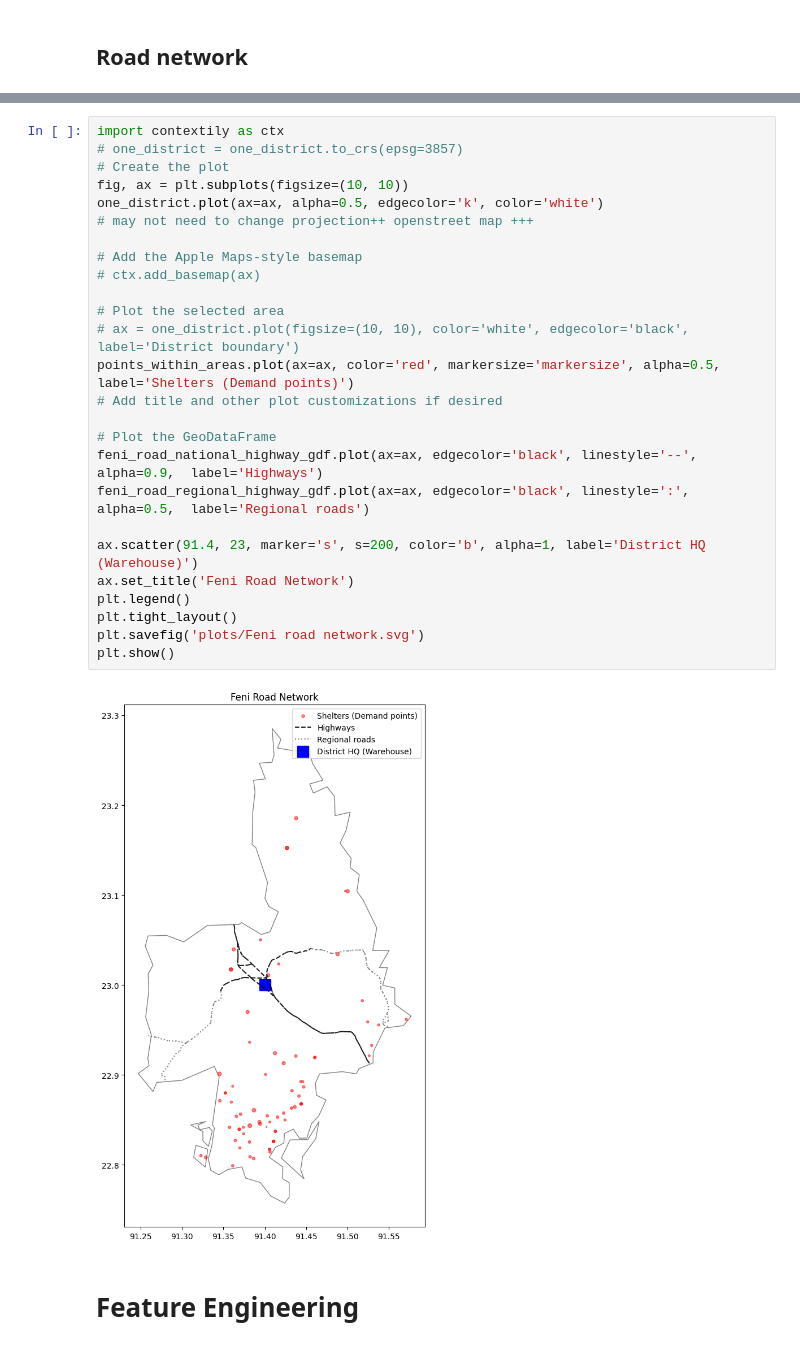
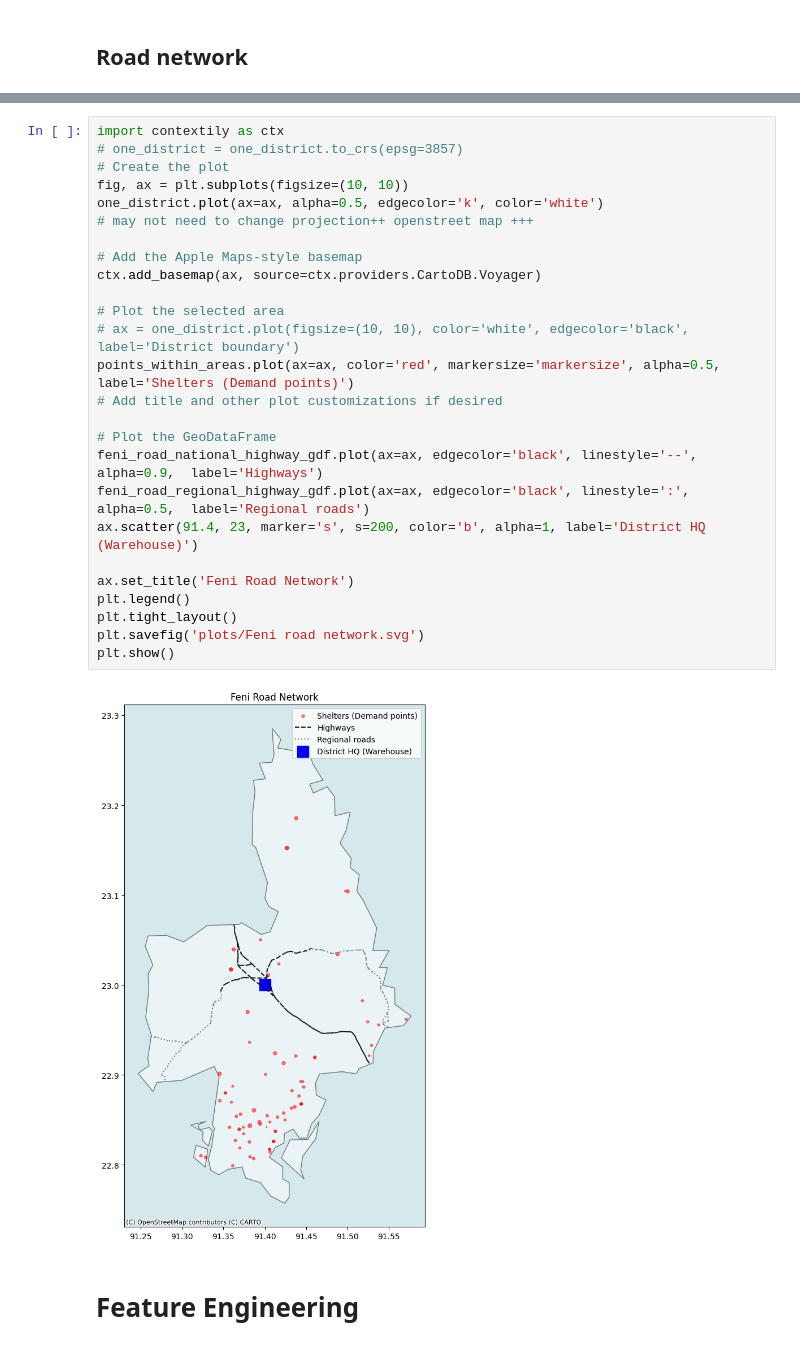
Before and after one commit to tanmoyie/Optimizing-flood-reponse-in-Bangladesh, a Jupyter notebook: 1.0-data-exploration.ipynb, the cells around one changed output, grey strips where cells are left out. Cells and saved outputs as stored; diff of their text form.

```diff
--- a/1.0-data-exploration.ipynb
+++ b/1.0-data-exploration.ipynb
@@ -350,30 +379,30 @@ Requirement already satisfied: six>=1.5 in /Users/tanmoydas/Applications/anacond
 # %%
 import contextily as ctx
 # one_district = one_district.to_crs(epsg=3857)
 # Create the plot
 fig, ax = plt.subplots(figsize=(10, 10))
 one_district.plot(ax=ax, alpha=0.5, edgecolor='k', color='white')
 # may not need to change projection++ openstreet map +++
 
 # Add the Apple Maps-style basemap
-# ctx.add_basemap(ax)
+ctx.add_basemap(ax, source=ctx.providers.CartoDB.Voyager)
 
 # Plot the selected area
 # ax = one_district.plot(figsize=(10, 10), color='white', edgecolor='black',  label='District boundary')
 points_within_areas.plot(ax=ax, color='red', markersize='markersize', alpha=0.5,  label='Shelters (Demand points)')
 # Add title and other plot customizations if desired
 
 # Plot the GeoDataFrame
 feni_road_national_highway_gdf.plot(ax=ax, edgecolor='black', linestyle='--', alpha=0.9,  label='Highways')
 feni_road_regional_highway_gdf.plot(ax=ax, edgecolor='black', linestyle=':', alpha=0.5,  label='Regional roads')
+ax.scatter(91.4, 23, marker='s', s=200, color='b', alpha=1, label='District HQ (Warehouse)')
 
-ax.scatter(91.4, 23, marker='s', s=200, color='b', alpha=1, label='District HQ (Warehouse)')
 ax.set_title('Feni Road Network')
 plt.legend()
 plt.tight_layout()
 plt.savefig('plots/Feni road network.svg')
 plt.show()
 # %% [output]
-[figure, old version]
+[figure, new version]
 # %% [markdown]
 # Feature Engineering
```
Also changed, not shown: parts of 8 cells of this notebook, 31 other files.
